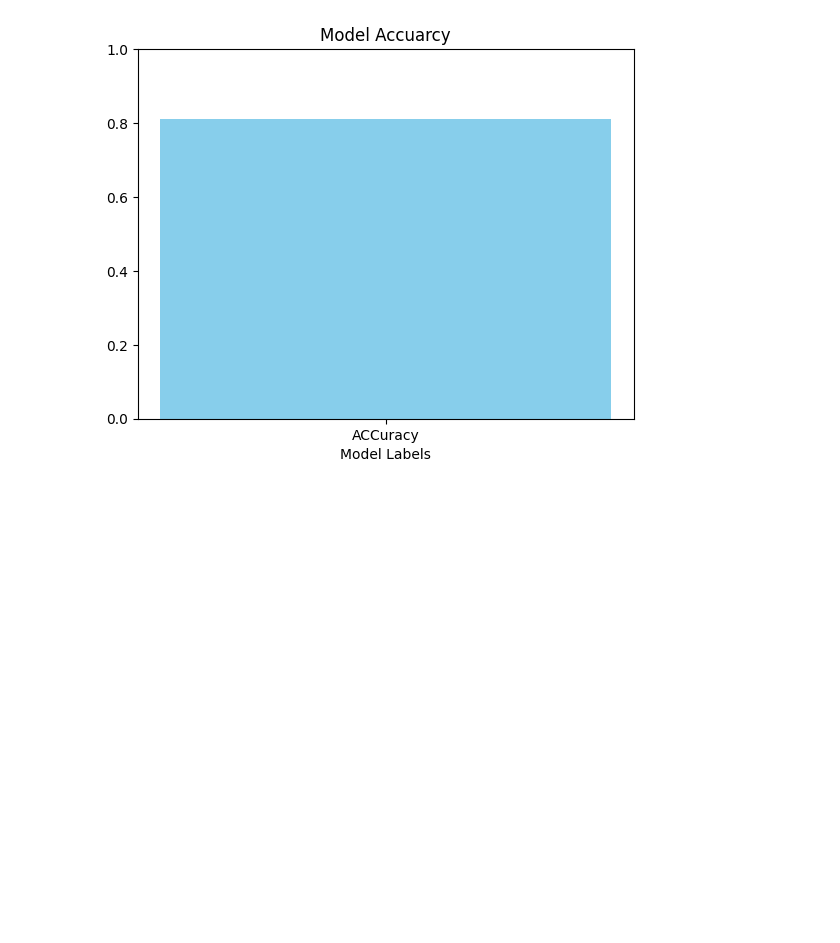
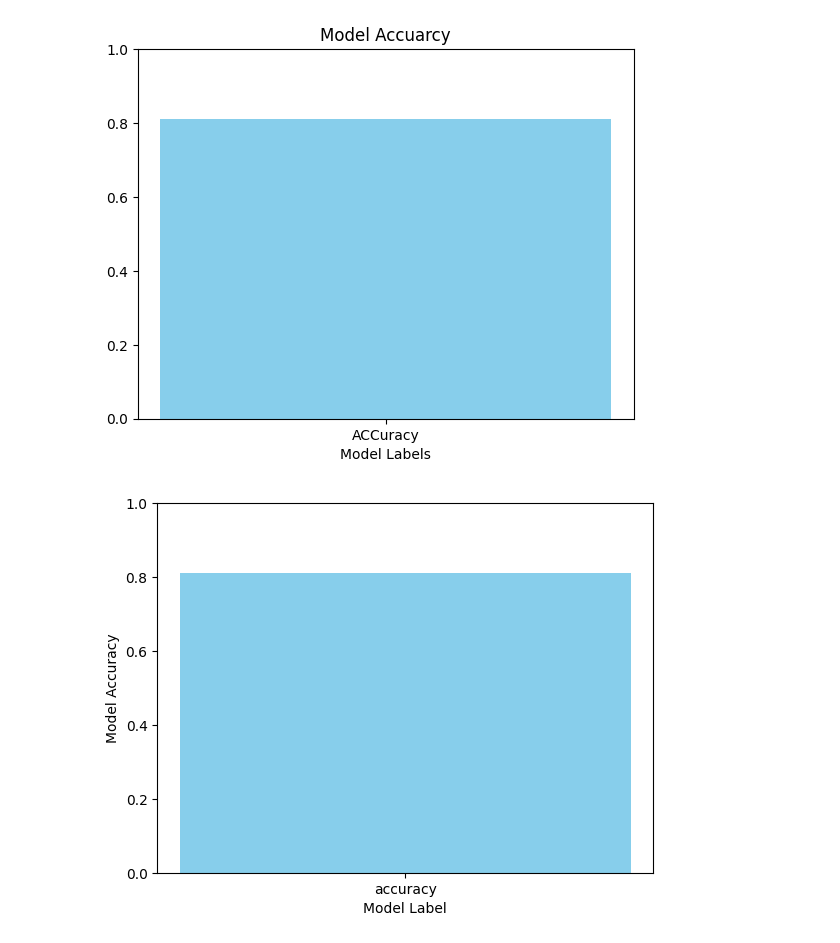
Before and after one commit to Prabhakar-12/TitanicSurvivalPrediction, a Jupyter notebook: TitanicSurvivalusingLogisticRegression.ipynb, the cells around one changed output. Cells and saved outputs as stored; diff of their text form; code cells hidden in the pictures; blank space fills up the shorter version.

```diff
--- a/TitanicSurvivalusingLogisticRegression.ipynb
+++ b/TitanicSurvivalusingLogisticRegression.ipynb
@@ -230,3 +230,13 @@ plt.xlabel("Model Labels")
 plt.show()
 # %% [output]
 [figure]
+# %%
+from sklearn.metrics import accuracy_score
+b=accuracy_score(y_test,prediction)
+plt.bar(["accuracy"],[a],color="skyblue")
+plt.ylim(0,1)
+plt.ylabel("Model Accuracy")
+plt.xlabel("Model Label")
+plt.show()
+# %% [output]
+[figure, added]
```
